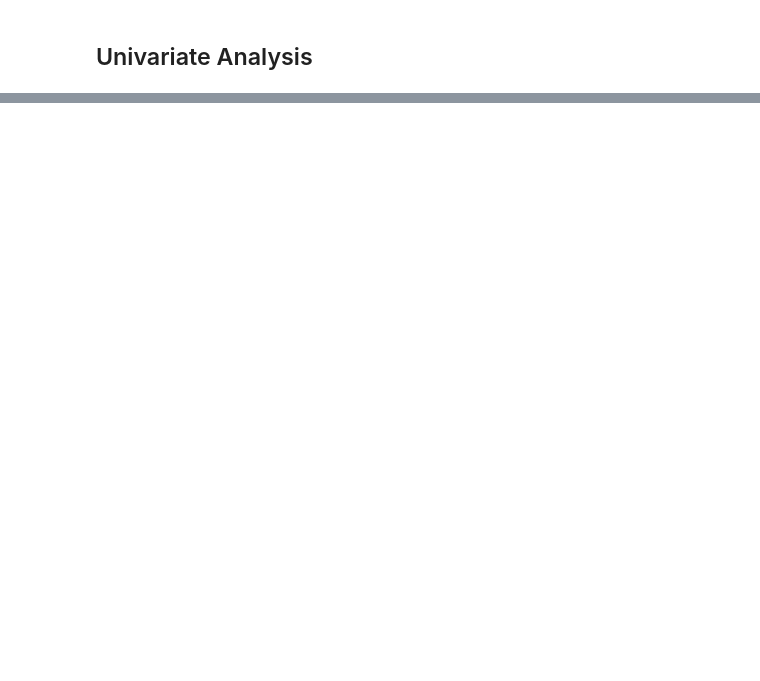
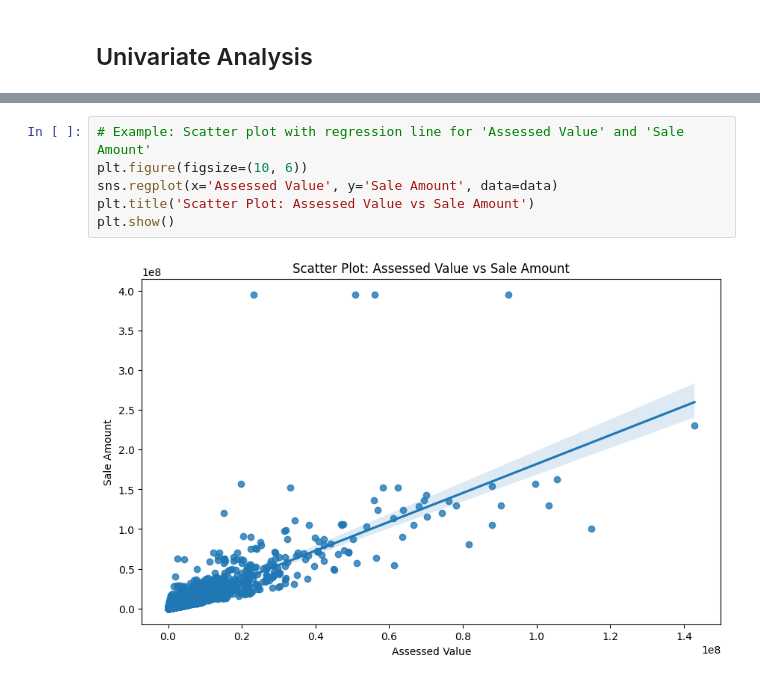
Before and after one commit to vinaykumargummadi/CTREA-Dynamics, a Jupyter notebook: notebooks/EDA.ipynb, the cells around one changed output, grey strips where cells are left out. Drawn from its saved outputs; the diff is of its cells as text; blank space fills up the shorter version.

```diff
--- a/notebooks/EDA.ipynb
+++ b/notebooks/EDA.ipynb
@@ -90,0 +195,8 @@ plt.show()
+# %%
+# Example: Scatter plot with regression line for 'Assessed Value' and 'Sale Amount'
+plt.figure(figsize=(10, 6))
+sns.regplot(x='Assessed Value', y='Sale Amount', data=data)
+plt.title('Scatter Plot: Assessed Value vs Sale Amount')
+plt.show()
+# %% [output]
+[figure, added]
```
Also changed, not shown: parts of 19 cells of this notebook, 2 other files.
